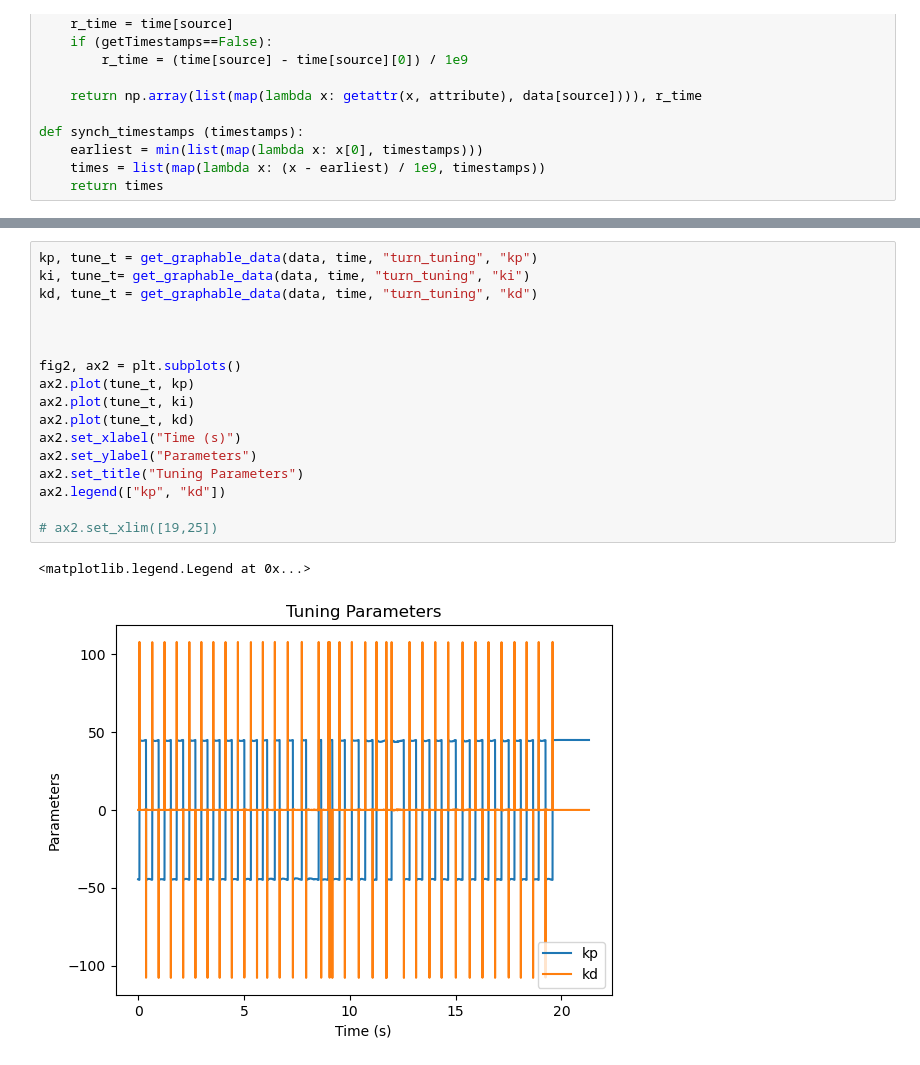
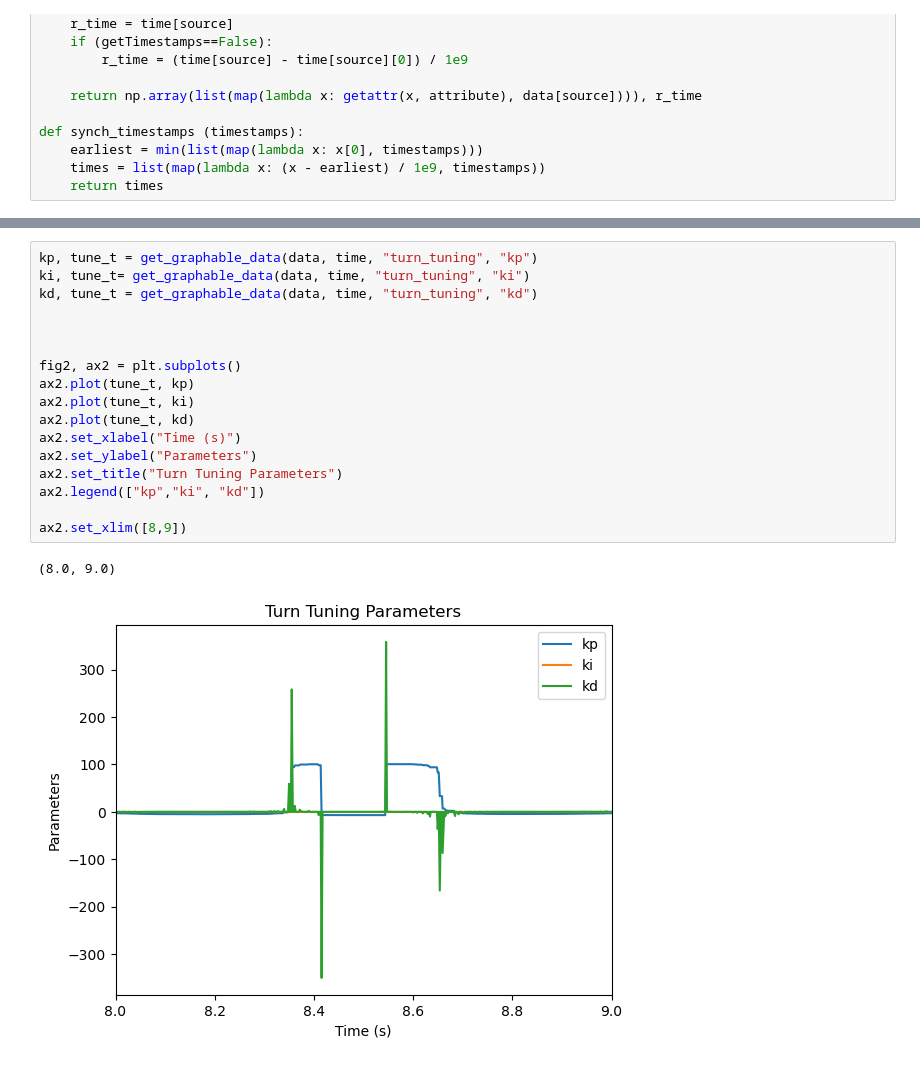
Before and after one commit to Umich-NASA-Big-Idea-Challenge/cargo_beep, a Jupyter notebook: cargo_beep/graph_bags.ipynb, the cells around one changed output, grey strips where cells are left out. Drawn from its saved outputs; the diff is of its cells as text.

```diff
--- a/cargo_beep/graph_bags.ipynb
+++ b/cargo_beep/graph_bags.ipynb
@@ -124,20 +133,20 @@ plt.legend(["turn_angle", "setpoint"])
 # %%
 kp, tune_t = get_graphable_data(data, time, "turn_tuning", "kp")
 ki, tune_t= get_graphable_data(data, time, "turn_tuning", "ki")
 kd, tune_t = get_graphable_data(data, time, "turn_tuning", "kd")
 
 
 
 fig2, ax2 = plt.subplots()
 ax2.plot(tune_t, kp)
 ax2.plot(tune_t, ki)
 ax2.plot(tune_t, kd)
 ax2.set_xlabel("Time (s)")
 ax2.set_ylabel("Parameters")
-ax2.set_title("Tuning Parameters")
-ax2.legend(["kp", "kd"])
+ax2.set_title("Turn Tuning Parameters")
+ax2.legend(["kp","ki", "kd"])
 
-# ax2.set_xlim([19,25])
+ax2.set_xlim([8,9])
 # %% [output]
-<matplotlib.legend.Legend at 0x...>
+(8.0, 9.0)
-[figure, old version]
+[figure, new version]
```
Also changed, not shown: parts of 10 cells of this notebook, 3 other files.
